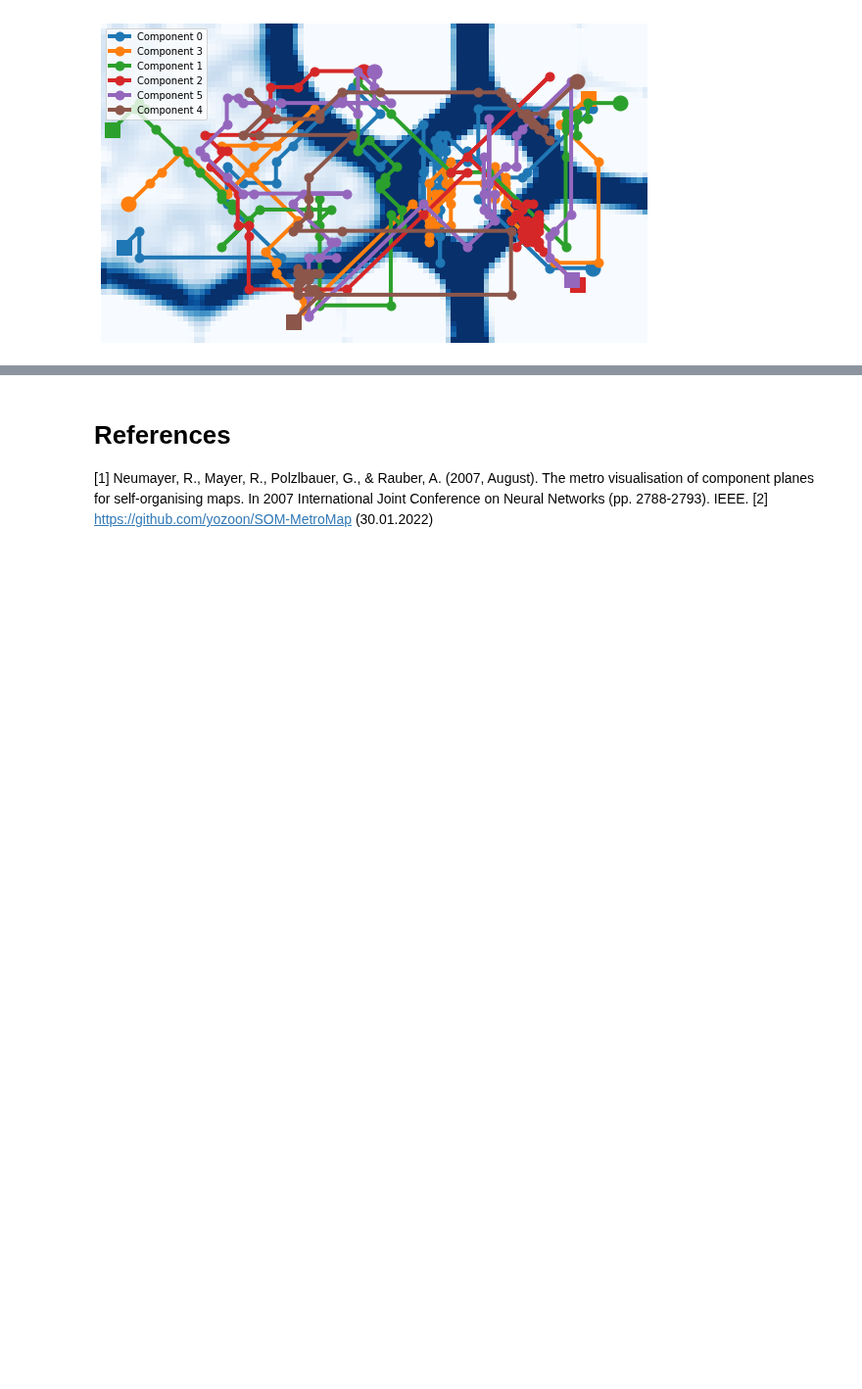
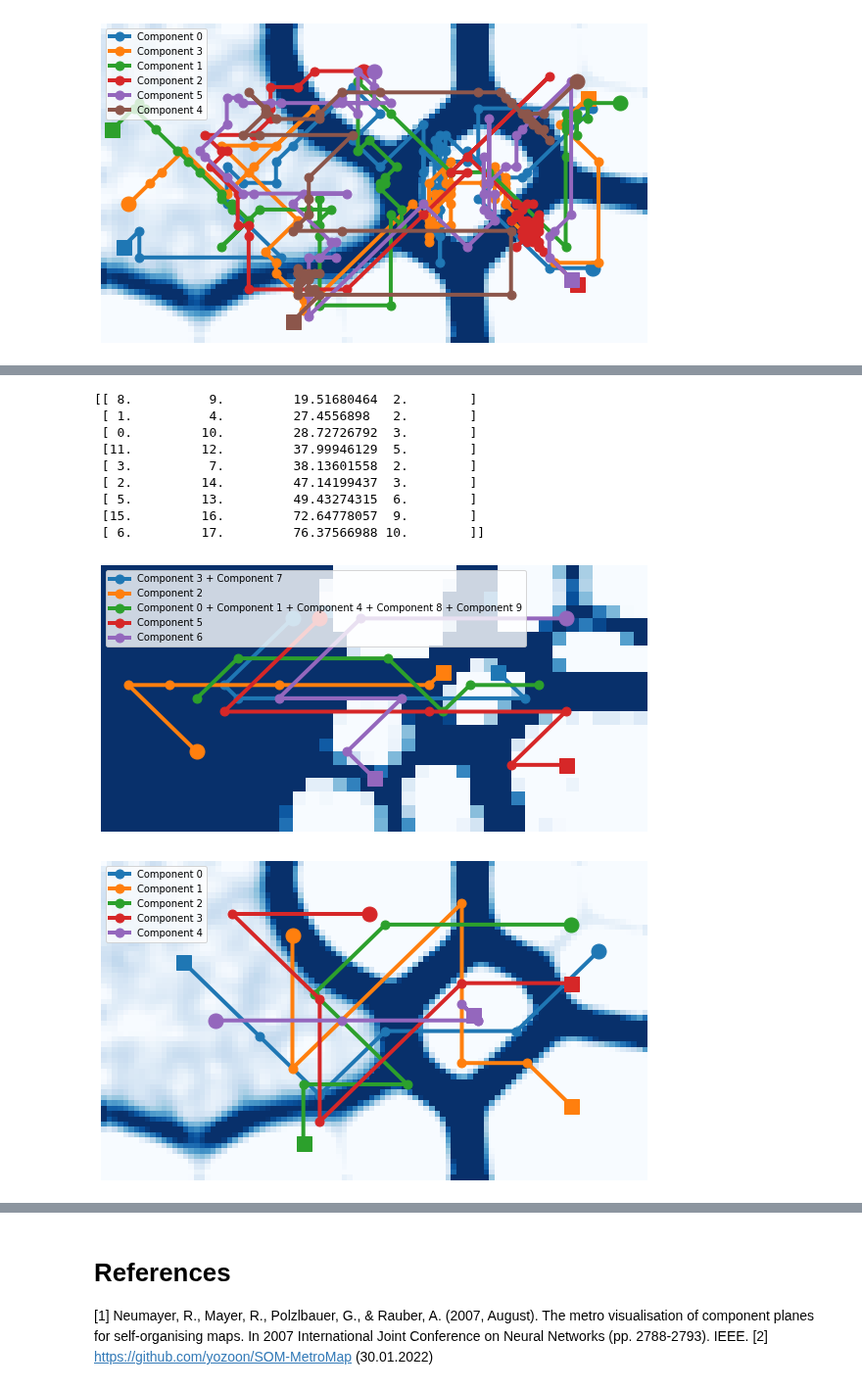
Before and after one commit to filipLoisel/SOS, a Jupyter notebook: UE3/src/main.ipynb, the cells around one changed output, grey strips where cells are left out. Shown at 98% size. Saved outputs shown, nothing was run; the diff lists cells and outputs as text; code cells hidden in the pictures; blank space fills up the shorter version.

```diff
--- a/UE3/src/main.ipynb
+++ b/UE3/src/main.ipynb
@@ -464,7 +464,7 @@ def snap_component_lines(component_lines, d_planes):
 chain_weight = SOMToolBoxParser("datasets/chainlink/chainlink_small.wgt.gz").read_weight_file()
 clusters_weight = SOMToolBoxParser("datasets/10clusters/10clusters_large.wgt.gz").read_weight_file()
 # %%
-def metro_maps(weights,n_bins=7,n_select=2,threshold=78,scale=10,names=[],print_Z=False,select=True,agg=True,snap=True,background_vis=None):
+def metro_maps(weights,n_bins=7,n_select=2,threshold=78,scale=10,names=[],print_Z=False,select=True,agg=True,snap=True,background_vis=None, _vmin=0.15,_vmax=0.45):
     cluster_planes = discretize_planes(weights, n = n_bins)
     if background_vis is None:
         background_vis = umatrix(weights['ydim'], weights['xdim'], weights['arr'])
@@ -483,7 +483,7 @@ def metro_maps(weights,n_bins=7,n_select=2,threshold=78,scale=10,names=[],print_
     if snap:
         lines_to_plot = snap_component_lines(lines_to_plot, cluster_planes)
 
-    visualize(lines_to_plot, background_vis, reverse_used,scale=scale, component_names = names)
+    visualize(lines_to_plot, background_vis, reverse_used,scale=scale, component_names = names, _vmin=_vmin,_vmax=_vmax)
 # %%
 metro_maps(chain_weight, agg=False, select=False, snap=False)
 # %% [output]
@@ -588,0 +579,18 @@ TODO
+# %%
+weights = SOMToolBoxParser("datasets/10clusters/10clusters_small.wgt.gz").read_weight_file()
+metro_maps(weights, threshold=40, print_Z=True, select=False, agg=True, snap=True, n_bins=6)
+
+weights = SOMToolBoxParser("datasets/10clusters/10clusters_large.wgt.gz").read_weight_file()
+metro_maps(weights, threshold=40, n_select=5, select=True, agg=False, snap=True, n_bins=6)
+# %% [output]
+[[ 8.          9.         19.51680464  2.        ]
+ [ 1.          4.         27.4556898   2.        ]
+ [ 0.         10.         28.72726792  3.        ]
+ [11.         12.         37.99946129  5.        ]
+ [ 3.          7.         38.13601558  2.        ]
+ [ 2.         14.         47.14199437  3.        ]
+ [ 5.         13.         49.43274315  6.        ]
+ [15.         16.         72.64778057  9.        ]
+ [ 6.         17.         76.37566988 10.        ]]
+[figure, added]
+[figure, added]
```
Also changed, not shown: parts of 5 cells of this notebook.
